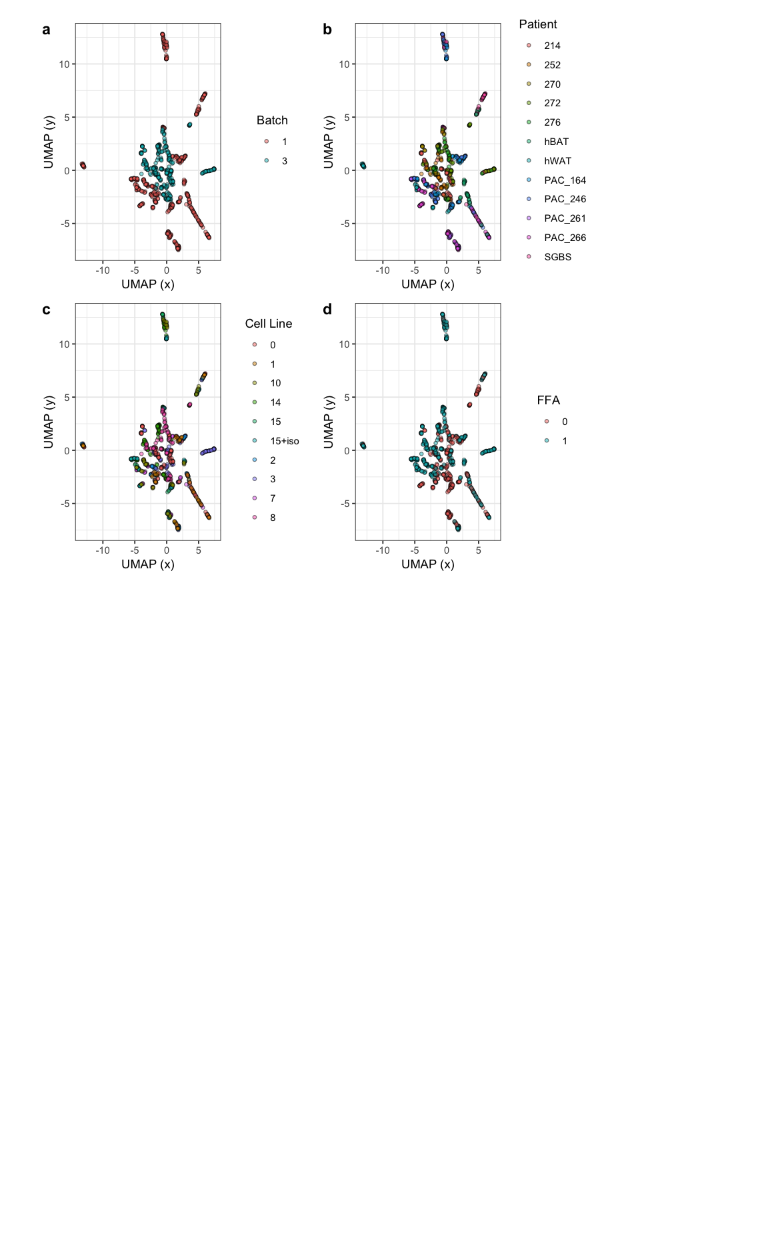
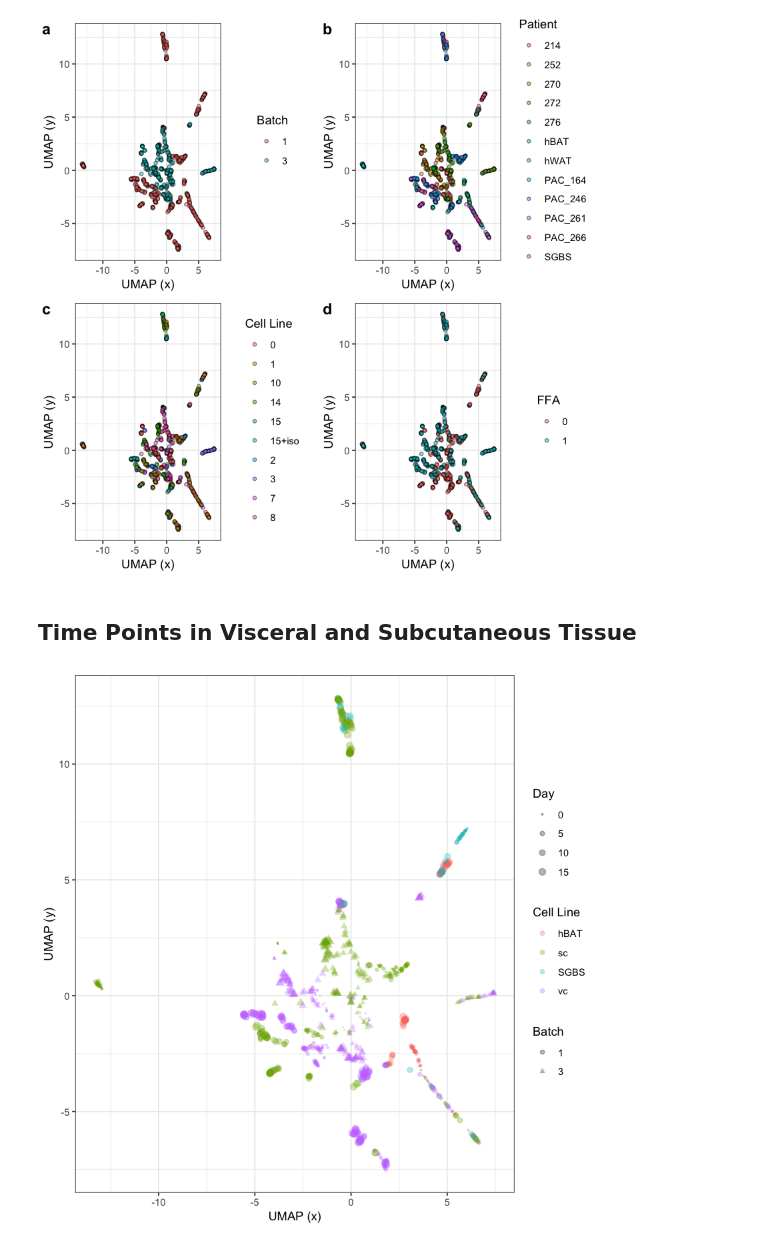
Before and after one commit to broadinstitute/2018_04_12_T2D_V2F_Saadat_Broad, a Jupyter notebook: umap_viz.ipynb, the cells around one changed output. Cells and saved outputs as stored; diff of their text form; code cells hidden in the pictures; blank space fills up the shorter version.

```diff
--- a/umap_viz.ipynb
+++ b/umap_viz.ipynb
@@ -180,3 +180,31 @@ for(extension in c('.png', '.pdf')) {
                        base_width = 200,
                        unit = "mm")
 }
+# %%
+cp_umap_df$Day <- dplyr::recode(cp_umap_df$Day, "15+iso" = "15")
+cp_umap_df$Day <- factor(cp_umap_df$Day, levels = sort(as.numeric(paste(unique(cp_umap_df$Day)))))
+# %% [markdown]
+## Time Points in Visceral and Subcutaneous Tissue
+# %%
+ggplot(cp_umap_df, aes(x, y)) +
+    geom_point(aes(color = Cell_Line,
+                   size = as.numeric(paste(Day)),
+                   shape = Batch),
+               alpha = 0.3) +
+    theme_bw() +
+    scale_size_continuous(name = "Day", range = c(0.5, 2.5)) +
+    scale_color_discrete(name = "Cell Line") +
+    scale_shape_manual(name = "Batch",
+                       values = c(19, 17),
+                       labels = c("batch_one" = "1", "batch_three" = "3")) +
+    xlab("UMAP (x)") +
+    ylab("UMAP (y)") +
+    theme(strip.text.x = element_text(size = 10),
+          strip.text.y = element_text(size = 7),
+          strip.background = element_rect(colour = "black",
+                                          fill = "#fdfff4"))
+
+output_file <- file.path("figures", "umap_batch1_batch3_day_line_batch.png")
+ggsave(output_file, height = 5, width = 6, dpi = 300)
+# %% [output]
+[figure, added]
```
Also changed, not shown: 3 other files.
